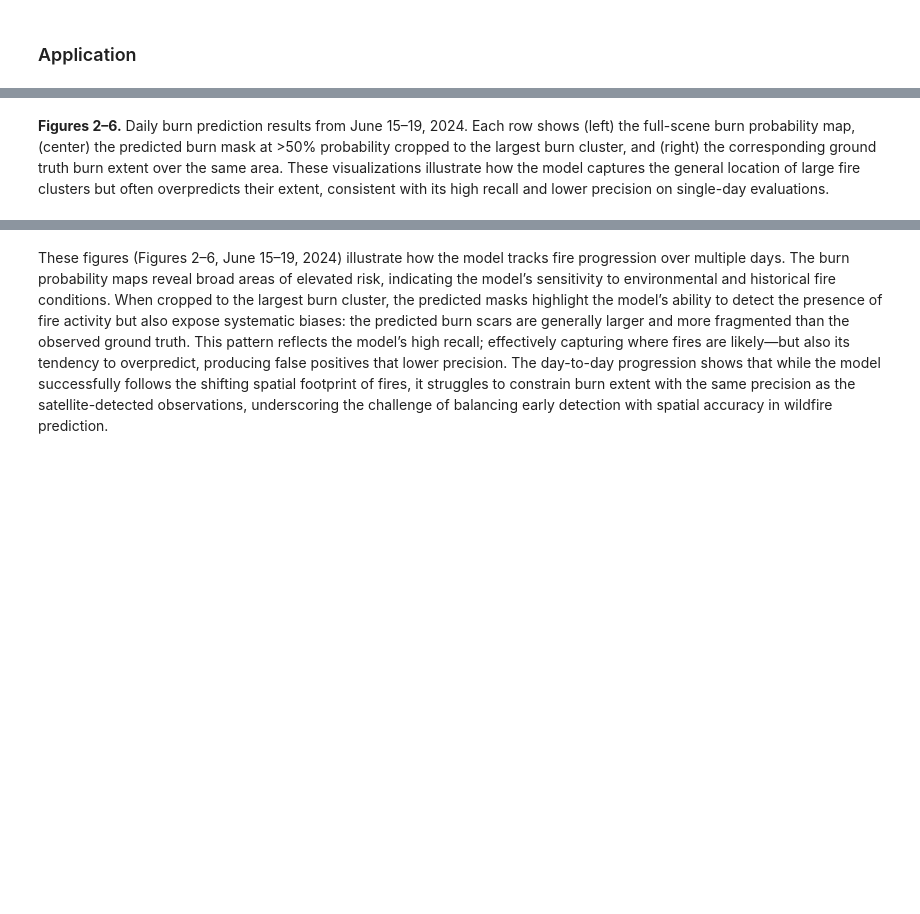
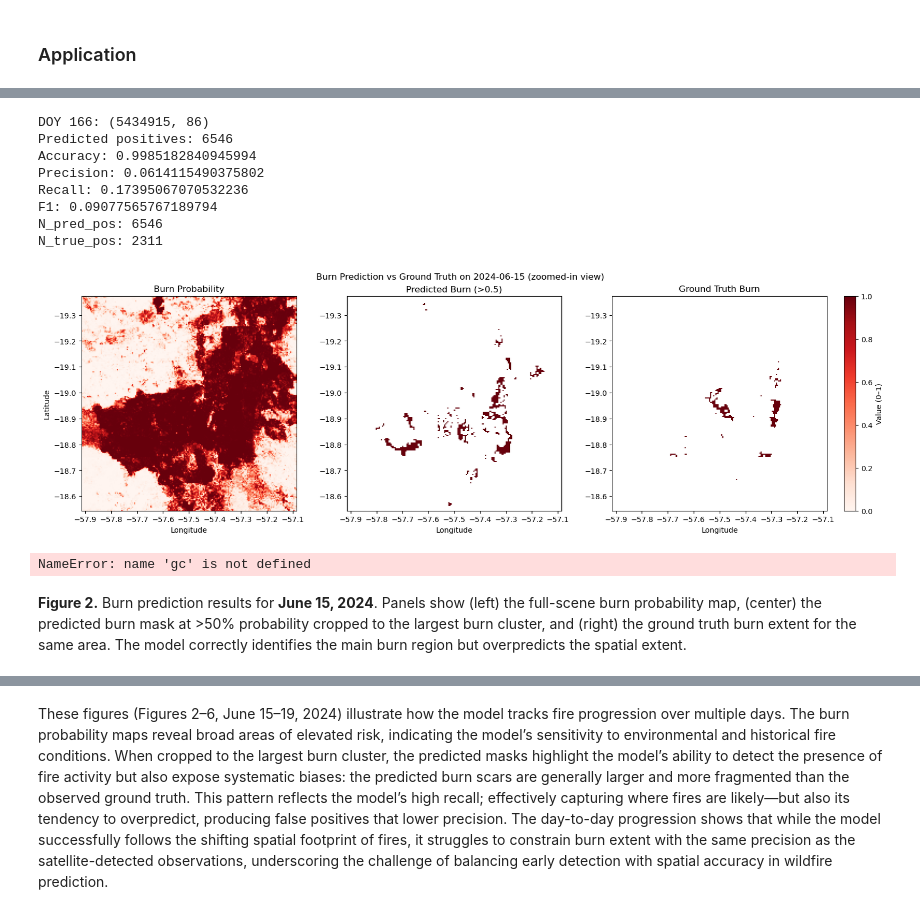
Before and after one commit to ddominguez2293/I_Guide_Team_2, a Jupyter notebook: 0.final_notebook_v3.ipynb, the cells around one changed output, grey strips where cells are left out. Saved outputs shown, nothing was run; the diff lists cells and outputs as text; code cells hidden in the pictures; blank space fills up the shorter version.

```diff
--- a/0.final_notebook_v3.ipynb
+++ b/0.final_notebook_v3.ipynb
@@ -726,2 +385,15 @@ F1 Score: 0.1055941307480676
+# %%
+res_166 = predict_and_plot_doy(166, model)
+# %% [output]
+DOY 166: (5434915, 86)
+Predicted positives: 6546
+Accuracy: 0.9985182840945994
+Precision: 0.0614115490375802
+Recall: 0.17395067070532236
+F1: 0.09077565767189794
+N_pred_pos: 6546
+N_true_pos: 2311
+[figure, added]
+NameError: name 'gc' is not defined
 # %% [markdown]
-**Figures 2–6.** Daily burn prediction results from June 15–19, 2024. Each row shows (left) the full-scene burn probability map, (center) the predicted burn mask at >50% probability cropped to the largest burn cluster, and (right) the corresponding ground truth burn extent over the same area. These visualizations illustrate how the model captures the general location of large fire clusters but often overpredicts their extent, consistent with its high recall and lower precision on single-day evaluations.
+**Figure 2.** Burn prediction results for **June 15, 2024**. Panels show (left) the full-scene burn probability map, (center) the predicted burn mask at >50% probability cropped to the largest burn cluster, and (right) the ground truth burn extent for the same area. The model correctly identifies the main burn region but overpredicts the spatial extent.
```
Also changed, not shown: parts of 24 cells of this notebook, 8 other files.
